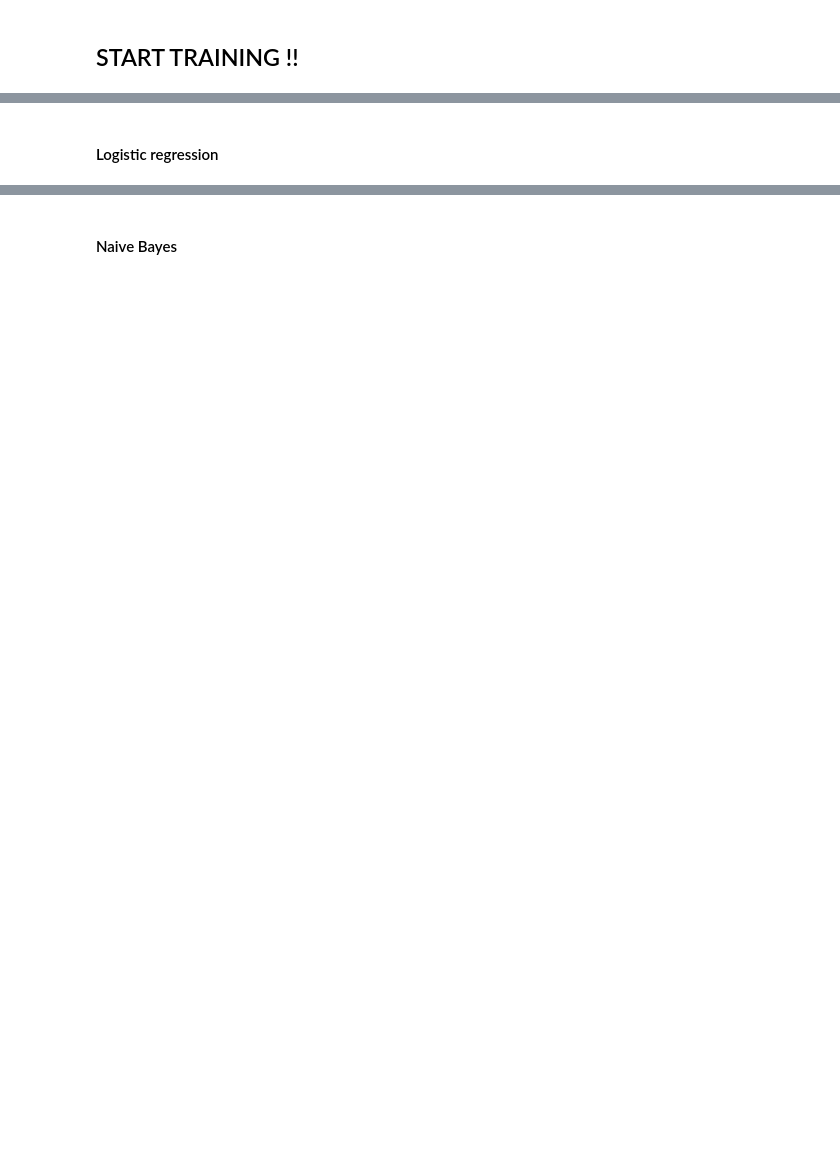
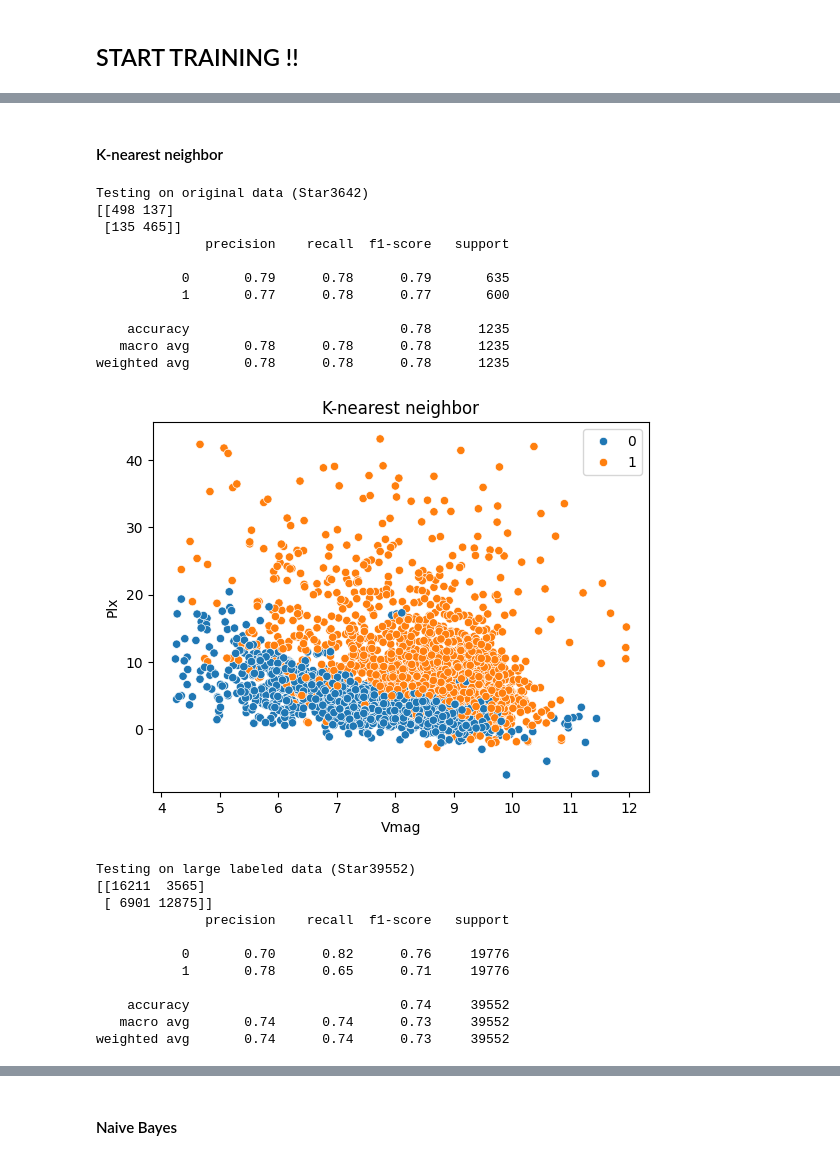
Before and after one commit to sheriranka/fisi, a Jupyter notebook: DataTraining.ipynb, the cells around one changed output, grey strips where cells are left out. Saved outputs shown, nothing was run; the diff lists cells and outputs as text; code cells hidden in the pictures; blank space fills up the shorter version.

```diff
--- a/DataTraining.ipynb
+++ b/DataTraining.ipynb
@@ -87,2 +88,46 @@ plt.show()
-# %% [markdown]
-#### Logistic regression
+# %% [markdown]
+#### K-nearest neighbor
+# %%
+X_train, X_test, y_train, y_test = train_test_split(X, y, test_size=0.35, random_state=33)
+model = KNeighborsClassifier(n_neighbors=3,leaf_size=23)
+model.fit(X_train, y_train)
+
+print("Testing on original data (Star3642)")
+y_pred = model.predict(X_test)
+print(confusion_matrix(y_test, y_pred))
+print(classification_report(y_test, y_pred))
+
+y_pred = model.predict(X)
+sns.scatterplot(x=X["Vmag"], y=X["Plx"], hue=y_pred)
+plt.title("K-nearest neighbor")
+plt.show()
+
+print("Testing on large labeled data (Star39552)")
+
+y_pred = model.predict(xx)
+print(confusion_matrix(yy, y_pred))
+print(classification_report(yy, y_pred))
+# %% [output]
+Testing on original data (Star3642)
+[[498 137]
+ [135 465]]
+              precision    recall  f1-score   support
+
+           0       0.79      0.78      0.79       635
+           1       0.77      0.78      0.77       600
+
+    accuracy                           0.78      1235
+   macro avg       0.78      0.78      0.78      1235
+weighted avg       0.78      0.78      0.78      1235
+[figure, added]
+Testing on large labeled data (Star39552)
+[[16211  3565]
+ [ 6901 12875]]
+              precision    recall  f1-score   support
+
+           0       0.70      0.82      0.76     19776
+           1       0.78      0.65      0.71     19776
+
+    accuracy                           0.74     39552
+   macro avg       0.74      0.74      0.73     39552
+weighted avg       0.74      0.74      0.73     39552
```
Also changed, not shown: parts of 105 cells of this notebook, 1 other file.
